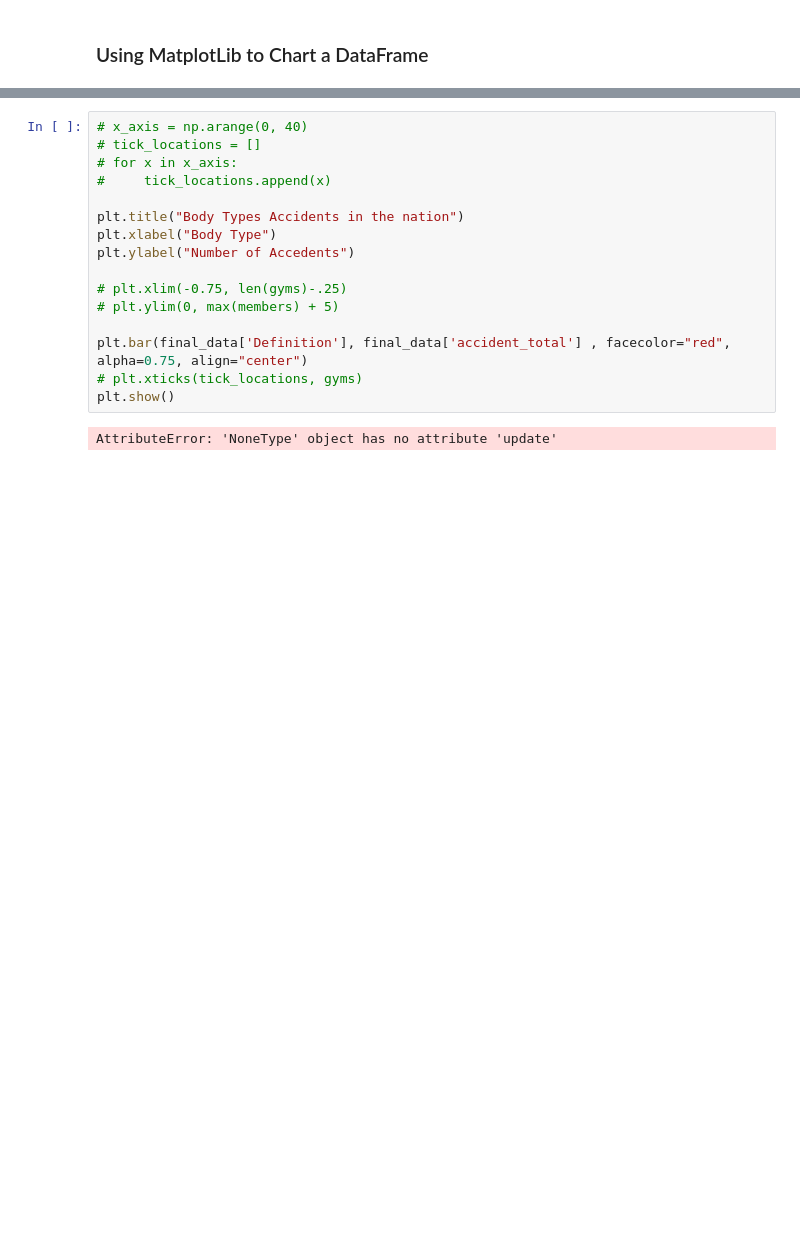
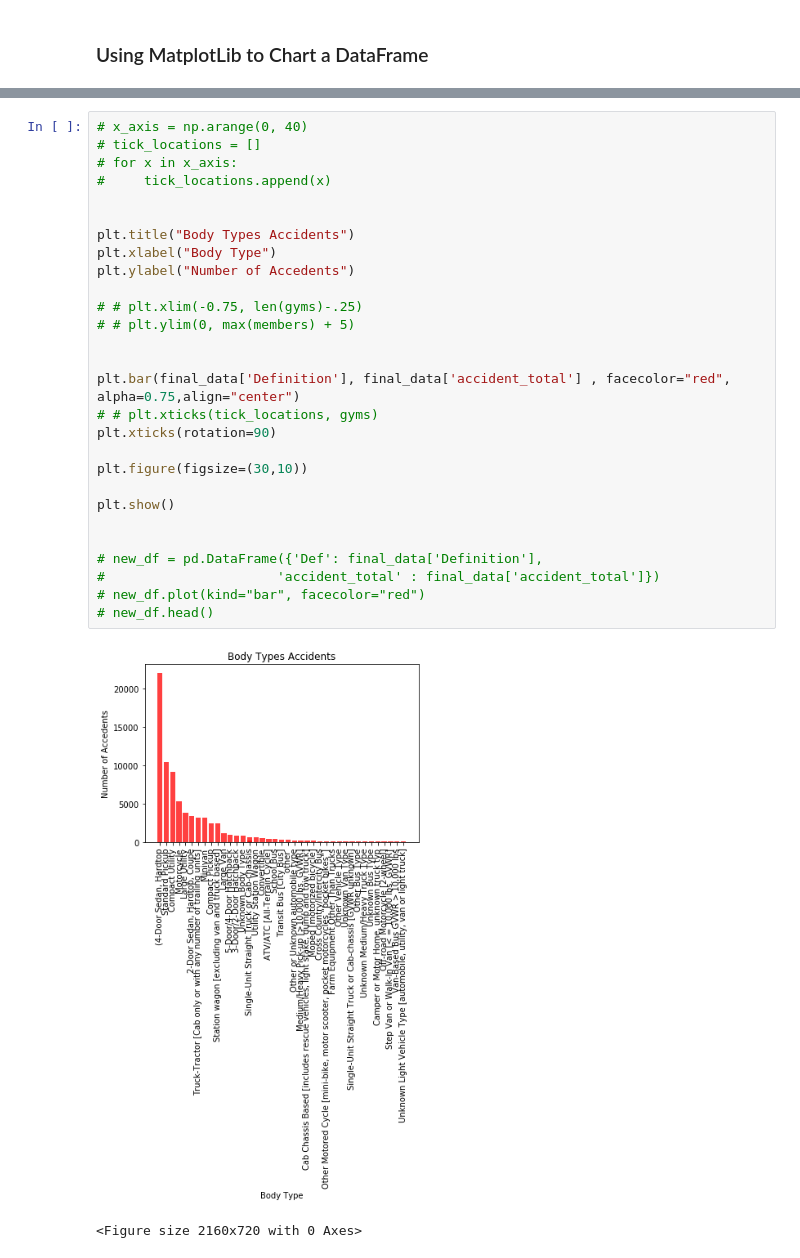
Before and after one commit to chriscapistrano/traffic_data, a Jupyter notebook: car_type_presentation.ipynb, the cells around one changed output, grey strips where cells are left out. Cells and saved outputs as stored; diff of their text form; blank space fills up the shorter version.

```diff
--- a/car_type_presentation.ipynb
+++ b/car_type_presentation.ipynb
@@ -80,18 +96,31 @@ first_40_types.plot(kind="bar", facecolor="red")
 # %%
 # x_axis = np.arange(0, 40)
 # tick_locations = []
 # for x in x_axis:
 #     tick_locations.append(x)
 
-plt.title("Body Types Accidents in the nation")
+
+plt.title("Body Types Accidents")
 plt.xlabel("Body Type")
 plt.ylabel("Number of Accedents")
 
-# plt.xlim(-0.75, len(gyms)-.25)
-# plt.ylim(0, max(members) + 5)
+# # plt.xlim(-0.75, len(gyms)-.25)
+# # plt.ylim(0, max(members) + 5)
 
-plt.bar(final_data['Definition'], final_data['accident_total'] , facecolor="red", alpha=0.75, align="center")
-# plt.xticks(tick_locations, gyms)
+
+plt.bar(final_data['Definition'], final_data['accident_total'] , facecolor="red", alpha=0.75,align="center")
+# # plt.xticks(tick_locations, gyms)
+plt.xticks(rotation=90)
+
+plt.figure(figsize=(30,10))
+
 plt.show()
+
+
+# new_df = pd.DataFrame({'Def': final_data['Definition'],
+#                      'accident_total' : final_data['accident_total']})
+# new_df.plot(kind="bar", facecolor="red")
+# new_df.head()
 # %% [output]
+[figure, added]
-AttributeError: 'NoneType' object has no attribute 'update'
+<Figure size 2160x720 with 0 Axes>
```
Also changed, not shown: parts of 8 cells of this notebook, 1 other file.
